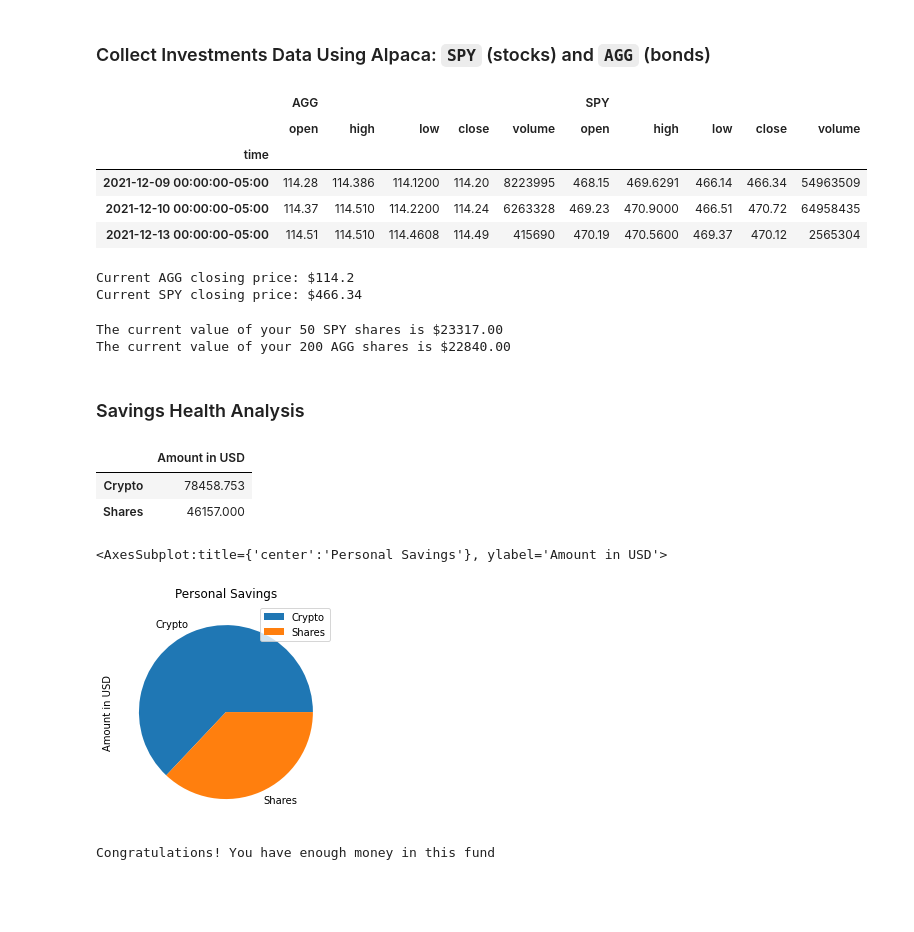
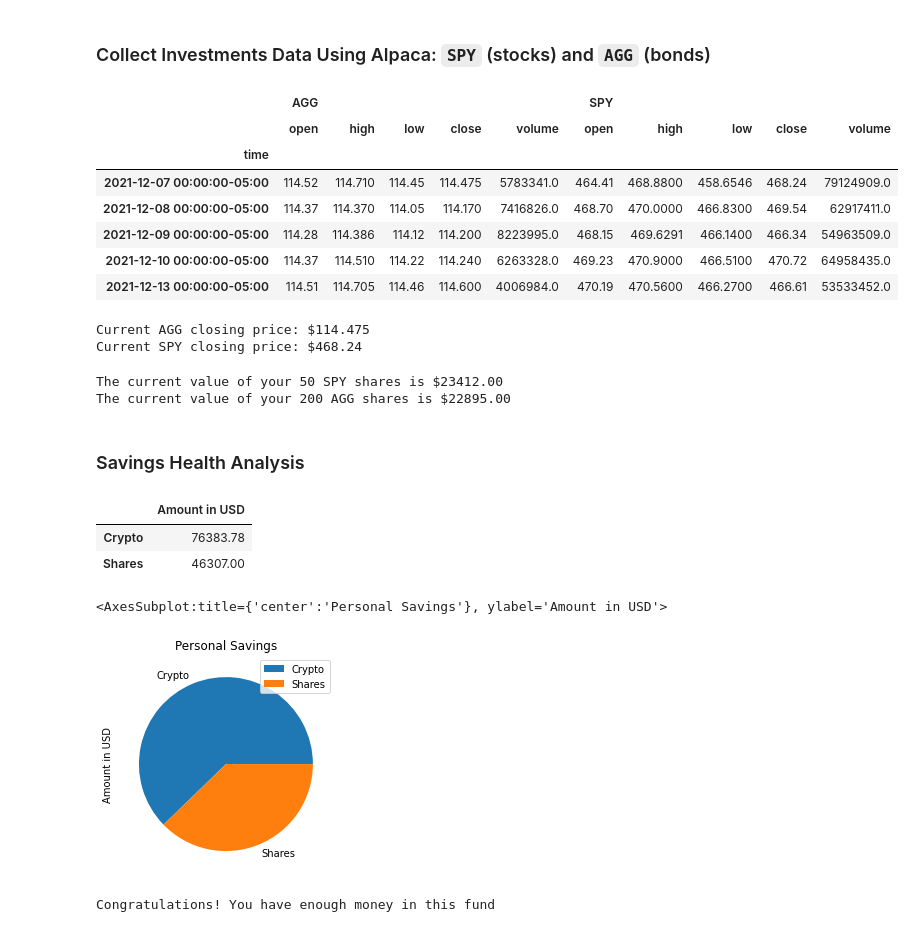
Before and after one commit to AJMLAIRD/Unit-5-Financial-Planning, a Jupyter notebook: Starter_Code/financial-planner.ipynb, the cells around one changed output. Drawn from its saved outputs; the diff is of its cells as text; code cells hidden in the pictures; blank space fills up the shorter version.

```diff
--- a/Starter_Code/financial-planner.ipynb
+++ b/Starter_Code/financial-planner.ipynb
@@ -113,31 +113,33 @@ api = tradeapi.REST(
 # %%
 # Format current date as ISO format
 
 today = pd.Timestamp("2021-12-16", tz="America/New_York").isoformat()
 
 # Set the tickers
 tickers = ["AGG", "SPY"]
 
 # Set timeframe to '1D' for Alpaca API
 timeframe = "1D"
 
 # Get current closing prices for SPY and AGG
 # (use a limit=1000 parameter to call the most recent 1000 days of data)
 df_prices = api.get_barset(
     tickers,
     timeframe,
-    limit=3
-).df
+    limit=1000
+).df.tail()
 
 # Preview DataFrame
 df_prices.head()
 # %% [output]
 |  | AGG |  |  |  |  | SPY |  |  |  |  |
 |  | open | high | low | close | volume | open | high | low | close | volume |
 | time |  |  |  |  |  |  |  |  |  |  |
-| 2021-12-09 00:00:00-05:00 | 114.28 | 114.386 | 114.1200 | 114.20 | 8223995 | 468.15 | 469.6291 | 466.14 | 466.34 | 54963509 |
-| 2021-12-10 00:00:00-05:00 | 114.37 | 114.510 | 114.2200 | 114.24 | 6263328 | 469.23 | 470.9000 | 466.51 | 470.72 | 64958435 |
-| 2021-12-13 00:00:00-05:00 | 114.51 | 114.510 | 114.4608 | 114.49 | 415690 | 470.19 | 470.5600 | 469.37 | 470.12 | 2565304 |
+| 2021-12-07 00:00:00-05:00 | 114.52 | 114.710 | 114.45 | 114.475 | 5783341.0 | 464.41 | 468.8800 | 458.6546 | 468.24 | 79124909.0 |
+| 2021-12-08 00:00:00-05:00 | 114.37 | 114.370 | 114.05 | 114.170 | 7416826.0 | 468.70 | 470.0000 | 466.8300 | 469.54 | 62917411.0 |
+| 2021-12-09 00:00:00-05:00 | 114.28 | 114.386 | 114.12 | 114.200 | 8223995.0 | 468.15 | 469.6291 | 466.1400 | 466.34 | 54963509.0 |
+| 2021-12-10 00:00:00-05:00 | 114.37 | 114.510 | 114.22 | 114.240 | 6263328.0 | 469.23 | 470.9000 | 466.5100 | 470.72 | 64958435.0 |
+| 2021-12-13 00:00:00-05:00 | 114.51 | 114.705 | 114.46 | 114.600 | 4006984.0 | 470.19 | 470.5600 | 466.2700 | 466.61 | 53533452.0 |
 # %%
 # Pick AGG and SPY close prices
 agg_close_price = df_prices['AGG']['close'][0]
@@ -147,8 +149,8 @@ spy_close_price = df_prices['SPY']['close'][0]
 print(f"Current AGG closing price: ${agg_close_price}")
 print(f"Current SPY closing price: ${spy_close_price}")
 # %% [output]
-Current AGG closing price: $114.2
-Current SPY closing price: $466.34
+Current AGG closing price: $114.475
+Current SPY closing price: $468.24
 # %%
 # Compute the current value of shares
 my_spy_value = spy_close_price * my_spy
@@ -158,8 +160,8 @@ my_agg_value = agg_close_price * my_agg
 print(f"The current value of your {my_spy} SPY shares is ${my_spy_value:0.2f}")
 print(f"The current value of your {my_agg} AGG shares is ${my_agg_value:0.2f}")
 # %% [output]
-The current value of your 50 SPY shares is $23317.00
-The current value of your 200 AGG shares is $22840.00
+The current value of your 50 SPY shares is $23412.00
+The current value of your 200 AGG shares is $22895.00
 # %% [markdown]
 ### Savings Health Analysis
 # %%
@@ -178,14 +180,14 @@ df_savings = pd.DataFrame(data, index=['Crypto','Shares'], columns=['Amount in U
 display(df_savings)
 # %% [output]
 |  | Amount in USD |
-| Crypto | 78458.753 |
-| Shares | 46157.000 |
+| Crypto | 76383.78 |
+| Shares | 46307.00 |
 # %%
 # Plot savings pie chart
 df_savings.plot.pie(y='Amount in USD',title='Personal Savings')
 # %% [output]
 <AxesSubplot:title={'center':'Personal Savings'}, ylabel='Amount in USD'>
-[figure, old version]
+[figure, new version]
 # %%
 # Set ideal emergency fund
 emergency_fund = monthly_income * 3
```
Also changed, not shown: parts of 23 cells of this notebook, 1 other file.
